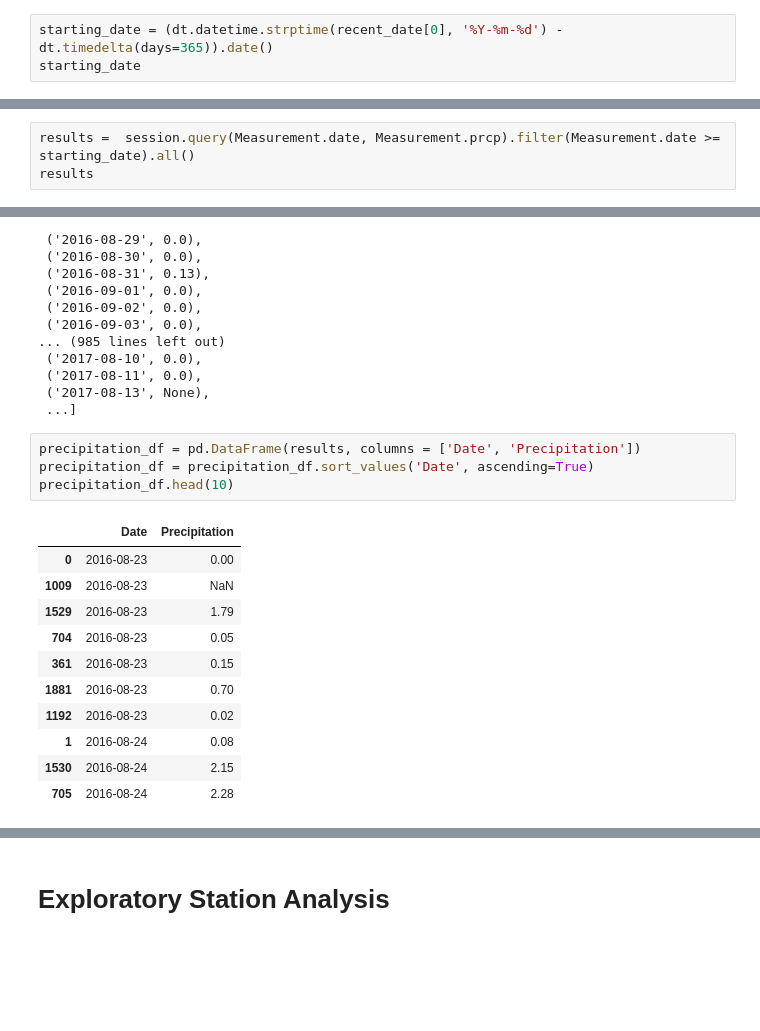
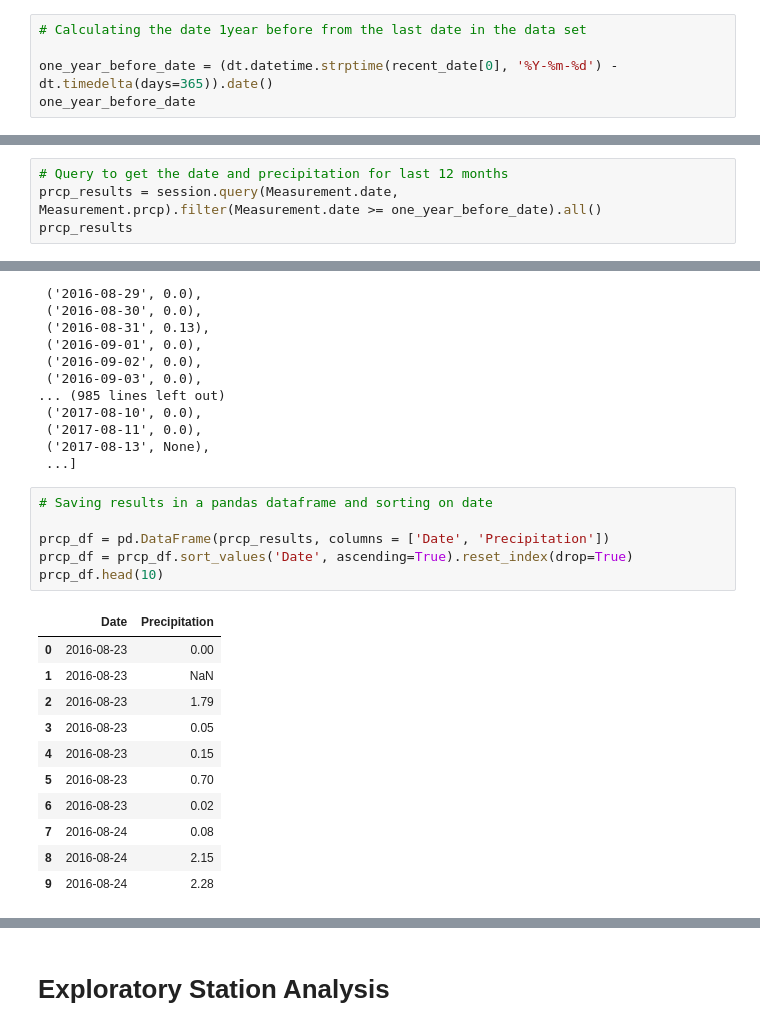
Before and after one commit to GurpreetChugh/SQLAlchemy-Challenge, a Jupyter notebook: SurfsUp/climate_starter.ipynb, the cells around one changed output, grey strips where cells are left out. Cells and saved outputs as stored; diff of their text form; blank space fills up the shorter version.

```diff
--- a/SurfsUp/climate_starter.ipynb
+++ b/SurfsUp/climate_starter.ipynb
@@ -77,13 +88,16 @@ recent_date
 # %% [output]
 ('2017-08-23',)
 # %%
-starting_date = (dt.datetime.strptime(recent_date[0], '%Y-%m-%d') - dt.timedelta(days=365)).date()
-starting_date
+# Calculating the date 1year before from the last date in the data set
+
+one_year_before_date = (dt.datetime.strptime(recent_date[0], '%Y-%m-%d') - dt.timedelta(days=365)).date()
+one_year_before_date
 # %% [output]
 datetime.date(2016, 8, 23)
 # %%
-results =  session.query(Measurement.date, Measurement.prcp).filter(Measurement.date >= starting_date).all()
-results
+# Query to get the date and precipitation for last 12 months
+prcp_results = session.query(Measurement.date, Measurement.prcp).filter(Measurement.date >= one_year_before_date).all()
+prcp_results
 # %% [output]
 [('2016-08-23', 0.0),
  ('2016-08-24', 0.08),
@@ -103,18 +117,20 @@ results
  ('2017-08-13', None),
  ...]
 # %%
-precipitation_df = pd.DataFrame(results, columns = ['Date', 'Precipitation'])
-precipitation_df = precipitation_df.sort_values('Date', ascending=True)
-precipitation_df.head(10)
+# Saving results in a pandas dataframe and sorting on date
+
+prcp_df = pd.DataFrame(prcp_results, columns = ['Date', 'Precipitation'])
+prcp_df = prcp_df.sort_values('Date', ascending=True).reset_index(drop=True)
+prcp_df.head(10)
 # %% [output]
 |  | Date | Precipitation |
 | 0 | 2016-08-23 | 0.00 |
-| 1009 | 2016-08-23 | NaN |
-| 1529 | 2016-08-23 | 1.79 |
-| 704 | 2016-08-23 | 0.05 |
-| 361 | 2016-08-23 | 0.15 |
-| 1881 | 2016-08-23 | 0.70 |
-| 1192 | 2016-08-23 | 0.02 |
-| 1 | 2016-08-24 | 0.08 |
-| 1530 | 2016-08-24 | 2.15 |
-| 705 | 2016-08-24 | 2.28 |
+| 1 | 2016-08-23 | NaN |
+| 2 | 2016-08-23 | 1.79 |
+| 3 | 2016-08-23 | 0.05 |
+| 4 | 2016-08-23 | 0.15 |
+| 5 | 2016-08-23 | 0.70 |
+| 6 | 2016-08-23 | 0.02 |
+| 7 | 2016-08-24 | 0.08 |
+| 8 | 2016-08-24 | 2.15 |
+| 9 | 2016-08-24 | 2.28 |
```
Also changed, not shown: parts of 15 cells of this notebook, 1 other file.
